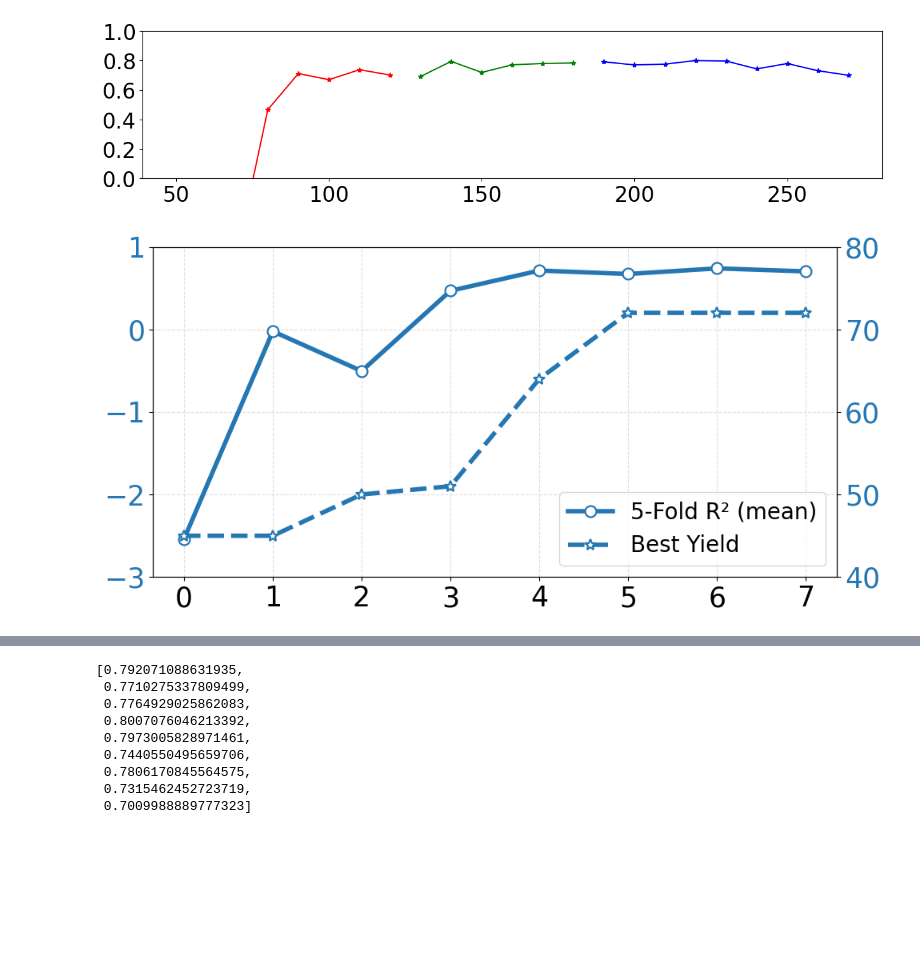
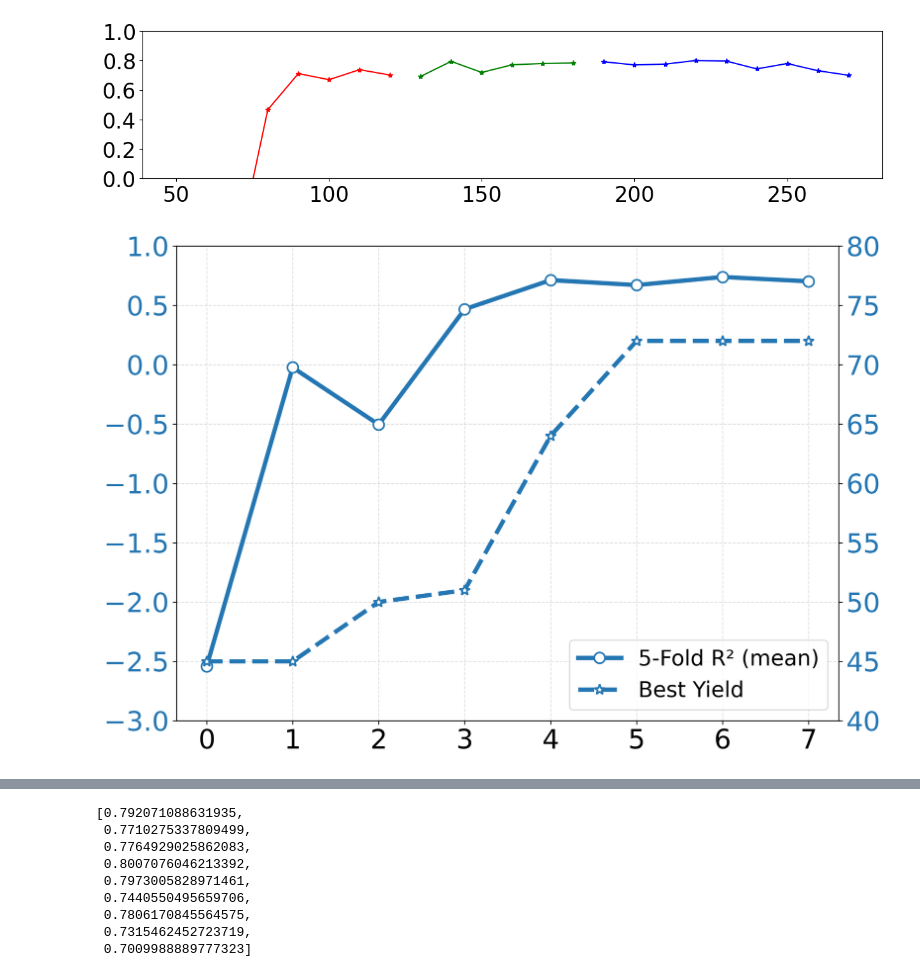
Before and after one commit to jackie-illiilli/Boron_Radical_Optimization, a Jupyter notebook: Bayesian Optimization.ipynb, the cells around one changed output, grey strips where cells are left out. Saved outputs shown, nothing was run; the diff lists cells and outputs as text; code cells hidden in the pictures; blank space fills up the shorter version.

```diff
--- a/Bayesian Optimization.ipynb
+++ b/Bayesian Optimization.ipynb
@@ -523,7 +575,7 @@ def plot_dual_axis(
     save_path='Figure/Figure2_yield.png'
 ):
 
-    fig, ax1 = plt.subplots(figsize=figsize)
+    fig, ax1 = plt.subplots(figsize=figsize, dpi=300)
 
     # 左轴
     line_a = ax1.plot(
@@ -559,17 +611,6 @@ def plot_dual_axis(
         label='Best Yield'
     )
 
-
-    # ax2.scatter(
-    #     x, best_values,
-    #     color=scatter_color,
-    #     s=scatter_size,
-    #     edgecolors='white',
-    #     linewidth=1.4,
-    #     zorder=10,
-    #     label='Best value'
-    # )
-
     ax2.tick_params(axis='y', labelcolor=scatter_color, labelsize=labelsize)
 
     ax1.set_ylim(*range_r2)
@@ -581,18 +622,18 @@ def plot_dual_axis(
 # %%
 plot_dual_axis(
     x=np.arange(len(m_result[0])),
     best_values=m_result[1],
     r2_mean=all_r2[:len(m_result[0])],
     line_color='#2577b3',       # 朱红
     scatter_color='#2577b3',     # 深绿 / 或 '#1f77b4' 深蓝 等
-    figsize=(10, 5),
+    figsize=(10, 7),
     range_r2=(-3, 1),
     range_best_values=(40, 80),
     save_path='Figure/Figure3_Meta.png',
     labelsize=25
 )
 # %% [output]
-[figure, old version]
+[figure, new version]
 # %%
 plot_dual_axis(
     x=np.arange(len(n_result[0])),
```
Also changed, not shown: parts of 3 cells of this notebook, 4 other files.
